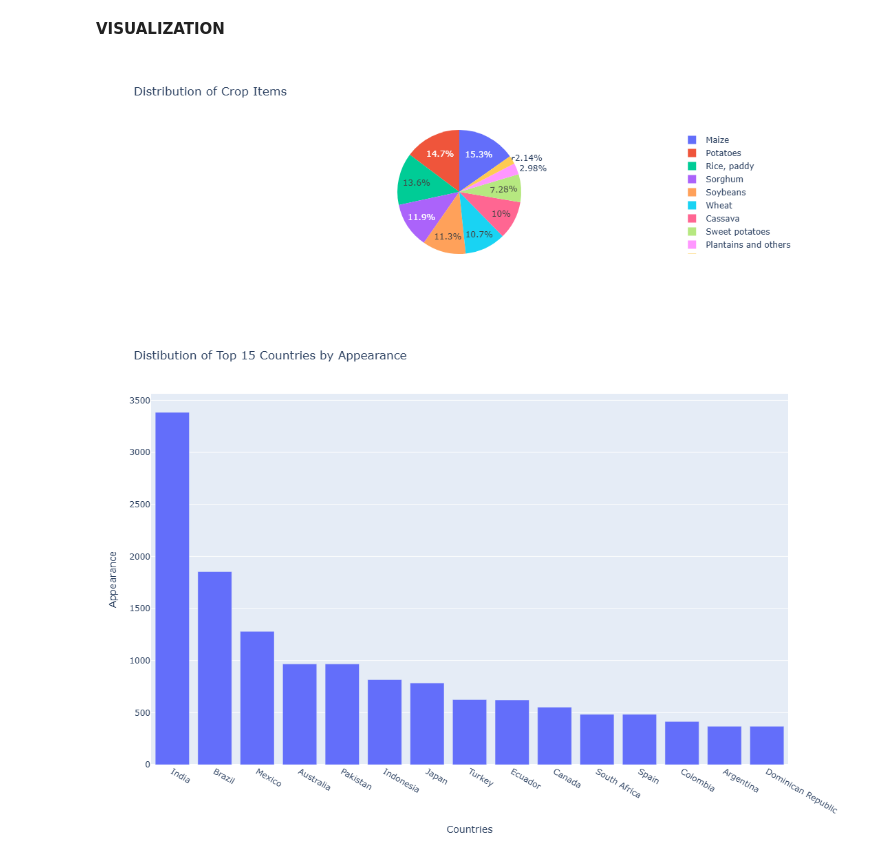
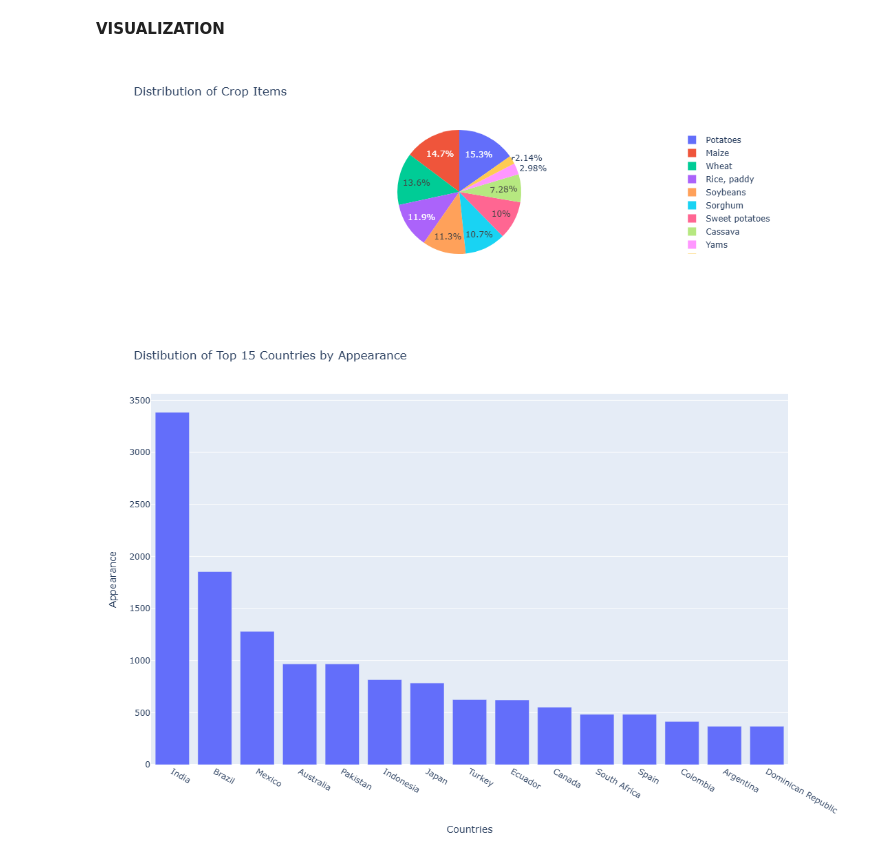
Before and after one commit to Maryam01-coder/Crop-Yield-Prediction-Model, a Jupyter notebook: crop-yield-data-analysis.ipynb, the cells around one changed output. Cells and saved outputs as stored; diff of their text form; code cells hidden in the pictures.

```diff
--- a/crop-yield-data-analysis.ipynb
+++ b/crop-yield-data-analysis.ipynb
@@ -366,15 +393,16 @@ Name: pesticides_tonnes, dtype: str
 **VISUALIZATION**
 # %%
 #distribution of item : pie chart
+items = df["item"].value_counts()
 fig = px.pie(
-    names=df["item"].unique(),
-    values=df["item"].value_counts(),
+    names=items.index,
+    values=items.values,
     title="Distribution of Crop Items"
 )
 
 fig.show()
 # %% [output]
-[figure, old version]
+[figure, new version]
 # %%
 #distribution of countries/area : bar chart
 area_count = df["area"].value_counts().head(15)
```
Also changed, not shown: parts of 8 cells of this notebook, 1 other file.
